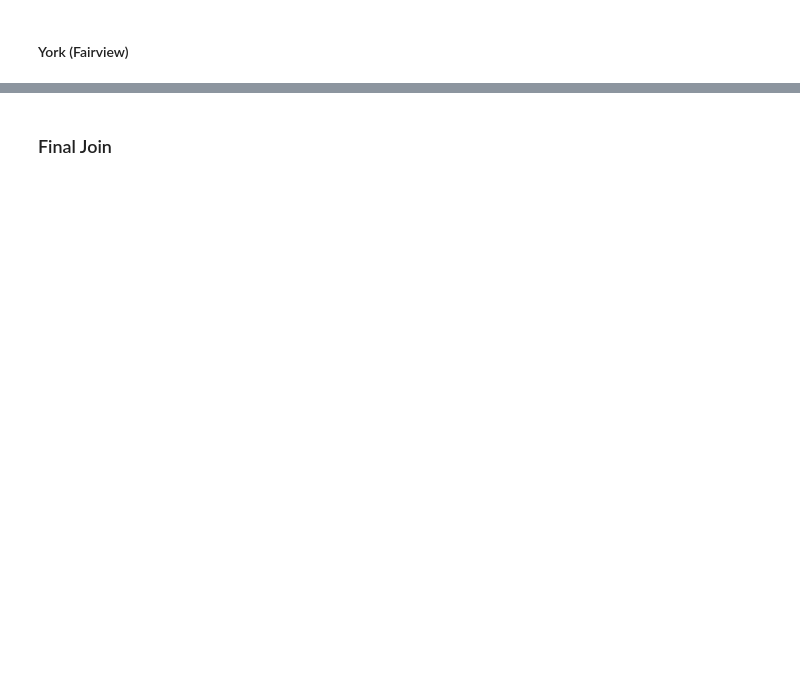
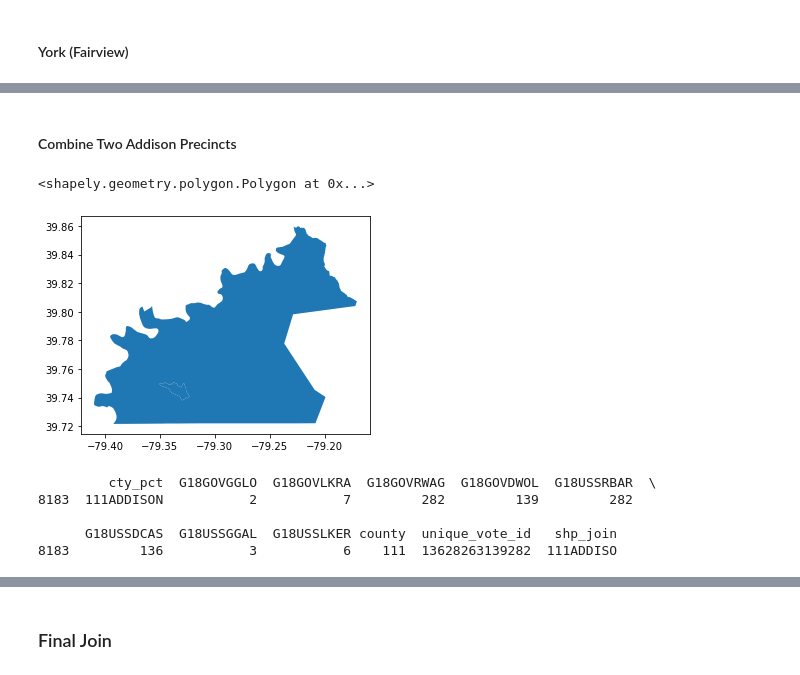
Before and after one commit to nonpartisan-redistricting-datahub/pdv-pa, a Jupyter notebook: vest-pa-2018/VEST_PA_18_replication.ipynb, the cells around one changed output, grey strips where cells are left out. Drawn from its saved outputs; the diff is of its cells as text; code cells hidden in the pictures; blank space fills up the shorter version.

```diff
--- a/vest-pa-2018/VEST_PA_18_replication.ipynb
+++ b/vest-pa-2018/VEST_PA_18_replication.ipynb
@@ -879,0 +1119,9 @@ shapefiles_census.loc[(shapefiles_census["VTDST"]=="000245") & (shapefiles_censu
+# %% [markdown]
+#### Combine Two Addison Precincts
+# %%
+new_geom = shapefiles_census[shapefiles_census["cty_pct"].str.contains("ADDISON")].unary_union
+shapefiles_census[shapefiles_census["cty_pct"].str.contains("ADDISON")].plot()
+new_geom
+# %% [output]
+<shapely.geometry.polygon.Polygon at 0x...>
+[figure, added]
@@ -879,0 +1135,8 @@ shapefiles_census.loc[(shapefiles_census["VTDST"]=="000245") & (shapefiles_censu
+# %%
+print(pivoted_2018[pivoted_2018["shp_join"].str.contains("111ADDISO")])
+# %% [output]
+         cty_pct  G18GOVGGLO  G18GOVLKRA  G18GOVRWAG  G18GOVDWOL  G18USSRBAR  \
+8183  111ADDISON           2           7         282         139         282
+
+      G18USSDCAS  G18USSGGAL  G18USSLKER county  unique_vote_id   shp_join
+8183         136           3           6    111  13628263139282  111ADDISO
```
Also changed, not shown: parts of 60 cells of this notebook.
